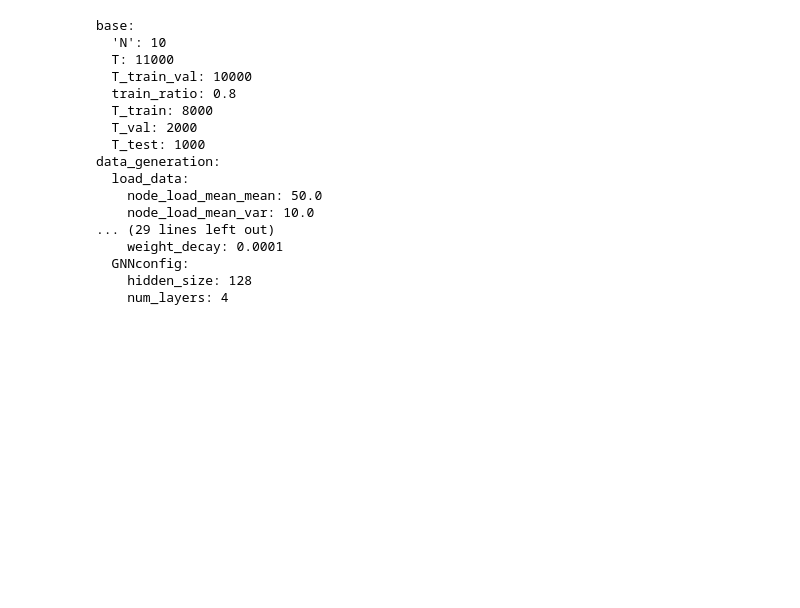
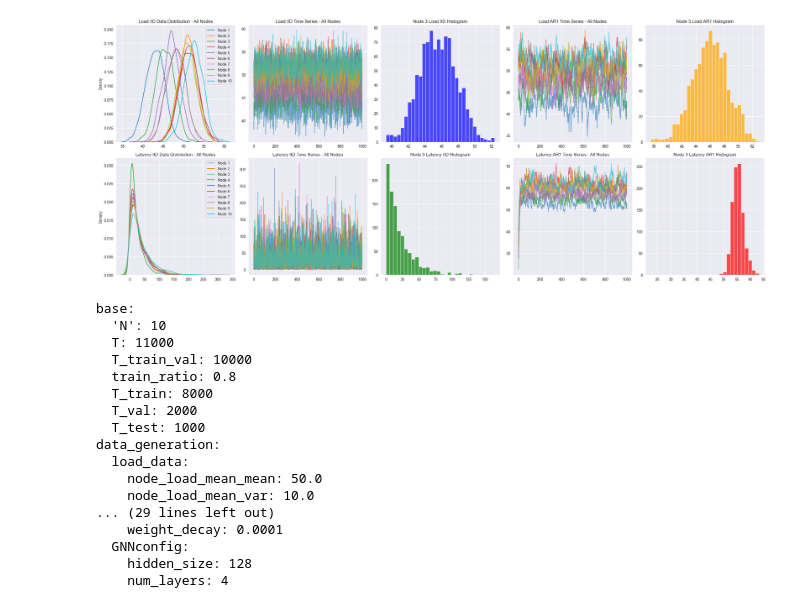
Before and after one commit to LightEchoo/MScProject, a Jupyter notebook: load_latency_test.ipynb, the cells around one changed output. Cells and saved outputs as stored; diff of their text form; code cells hidden in the pictures; blank space fills up the shorter version.

```diff
--- a/load_latency_test.ipynb
+++ b/load_latency_test.ipynb
@@ -206,3 +206,8 @@ plot_combined_data_reordered(i=7, load_data_iid=load_data_iid, latency_data_iid=
+# %%
+plot_combined_data_reordered(i=2, load_data_iid=load_data_iid, latency_data_iid=latency_data_iid,
+                             load_data_ar1=load_data_ar1, latency_data_ar1=latency_data_ar1, N=N, T=T)
+# %% [output]
+[figure, added]
 # %%
 import os
 import pickle
```
Also changed, not shown: parts of 1 cell of this notebook, 22 other files.
